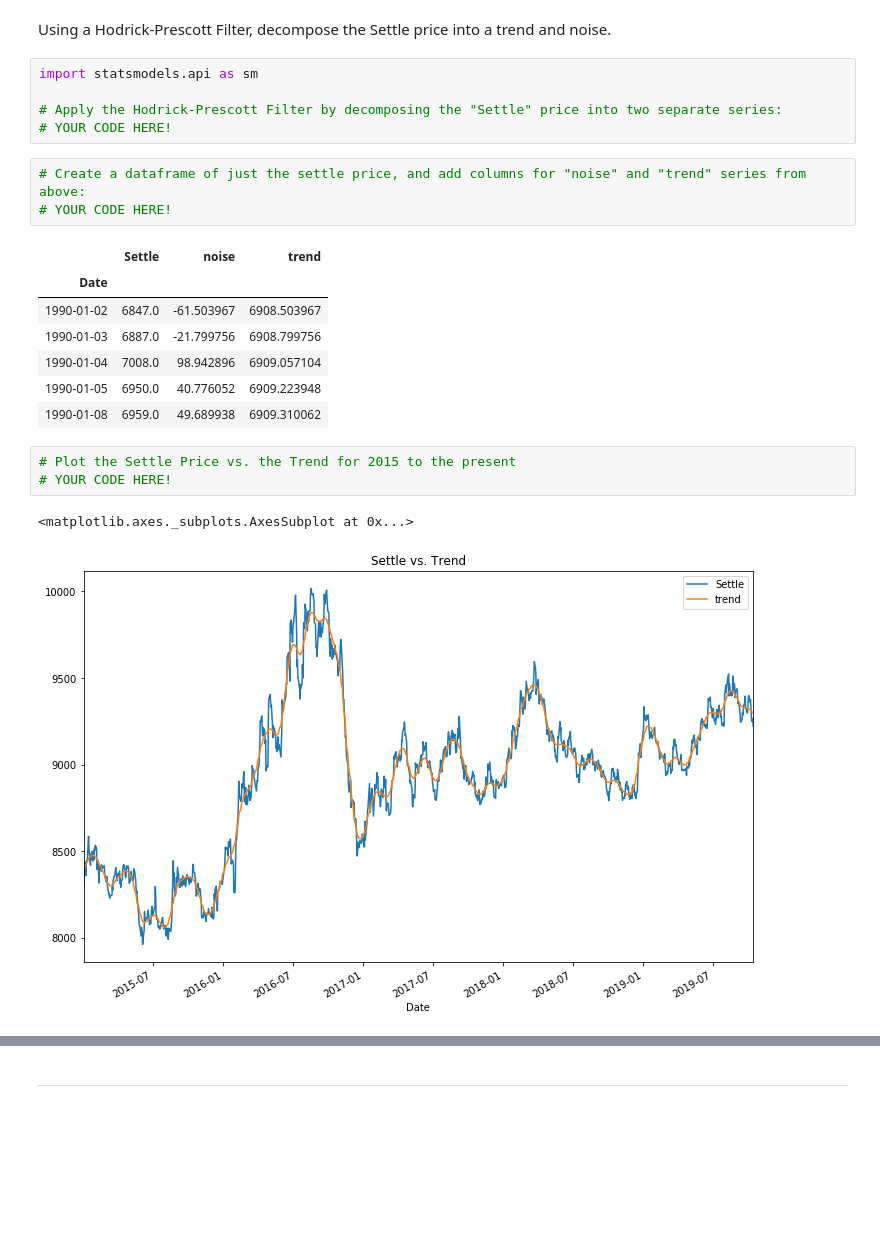
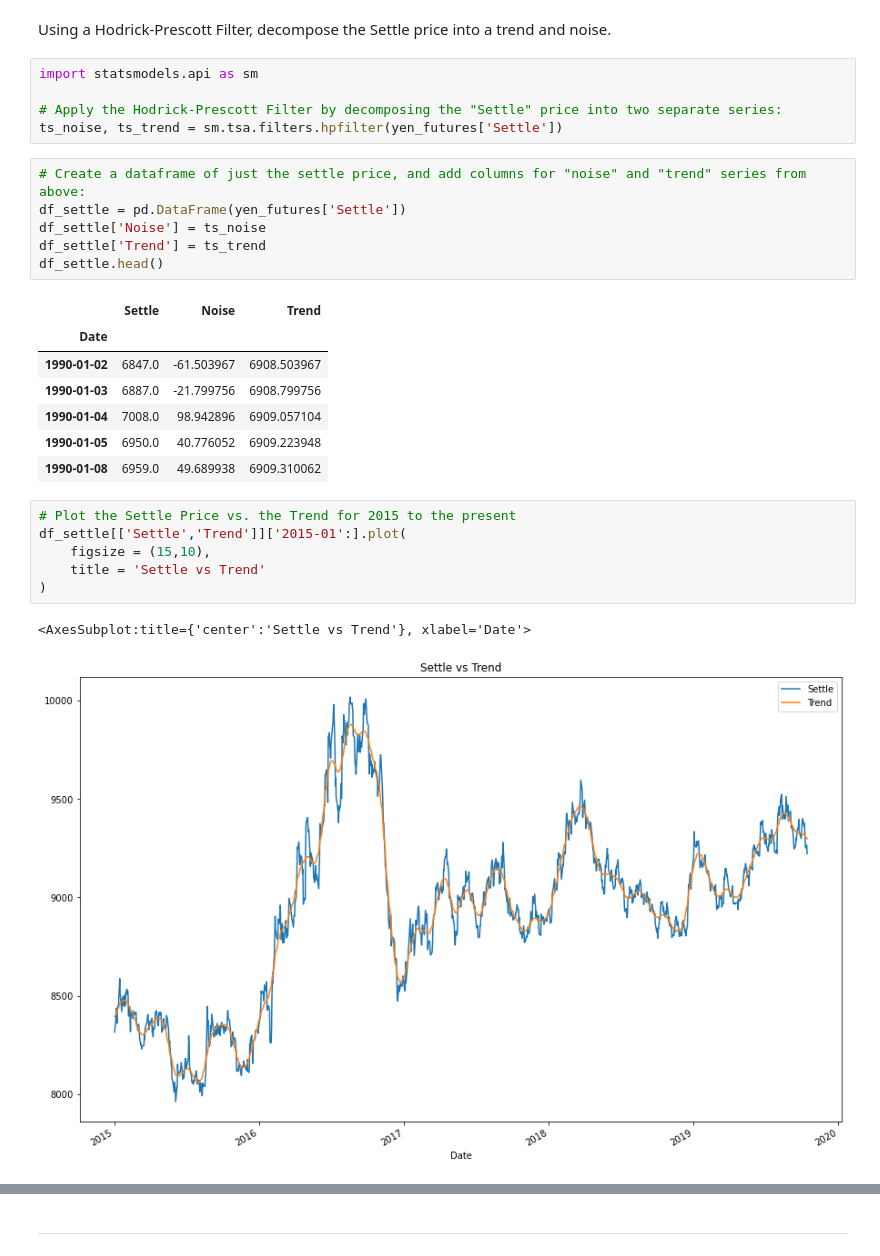
Before and after one commit to anjanamin/Time_Series, a Jupyter notebook: time_series_analysis.ipynb, the cells around one changed output, grey strips where cells are left out. Drawn from its saved outputs; the diff is of its cells as text; blank space fills up the shorter version.

```diff
--- a/time_series_analysis.ipynb
+++ b/time_series_analysis.ipynb
@@ -53,12 +56,15 @@ yen_futures.Settle.plot()
 import statsmodels.api as sm
 
 # Apply the Hodrick-Prescott Filter by decomposing the "Settle" price into two separate series:
-# YOUR CODE HERE!
+ts_noise, ts_trend = sm.tsa.filters.hpfilter(yen_futures['Settle'])
 # %%
 # Create a dataframe of just the settle price, and add columns for "noise" and "trend" series from above:
-# YOUR CODE HERE!
+df_settle = pd.DataFrame(yen_futures['Settle'])
+df_settle['Noise'] = ts_noise
+df_settle['Trend'] = ts_trend
+df_settle.head()
 # %% [output]
-|  | Settle | noise | trend |
+|  | Settle | Noise | Trend |
 | Date |  |  |  |
 | 1990-01-02 | 6847.0 | -61.503967 | 6908.503967 |
 | 1990-01-03 | 6887.0 | -21.799756 | 6908.799756 |
@@ -67,9 +73,12 @@ import statsmodels.api as sm
 | 1990-01-08 | 6959.0 | 49.689938 | 6909.310062 |
 # %%
 # Plot the Settle Price vs. the Trend for 2015 to the present
-# YOUR CODE HERE!
+df_settle[['Settle','Trend']]['2015-01':].plot(
+    figsize = (15,10),
+    title = 'Settle vs Trend'
+)
 # %% [output]
-<matplotlib.axes._subplots.AxesSubplot at 0x...>
+<AxesSubplot:title={'center':'Settle vs Trend'}, xlabel='Date'>
-[figure, old version]
+[figure, new version]
 # %%
 # Plot the Settle Noise
```
Also changed, not shown: parts of 17 cells of this notebook.
